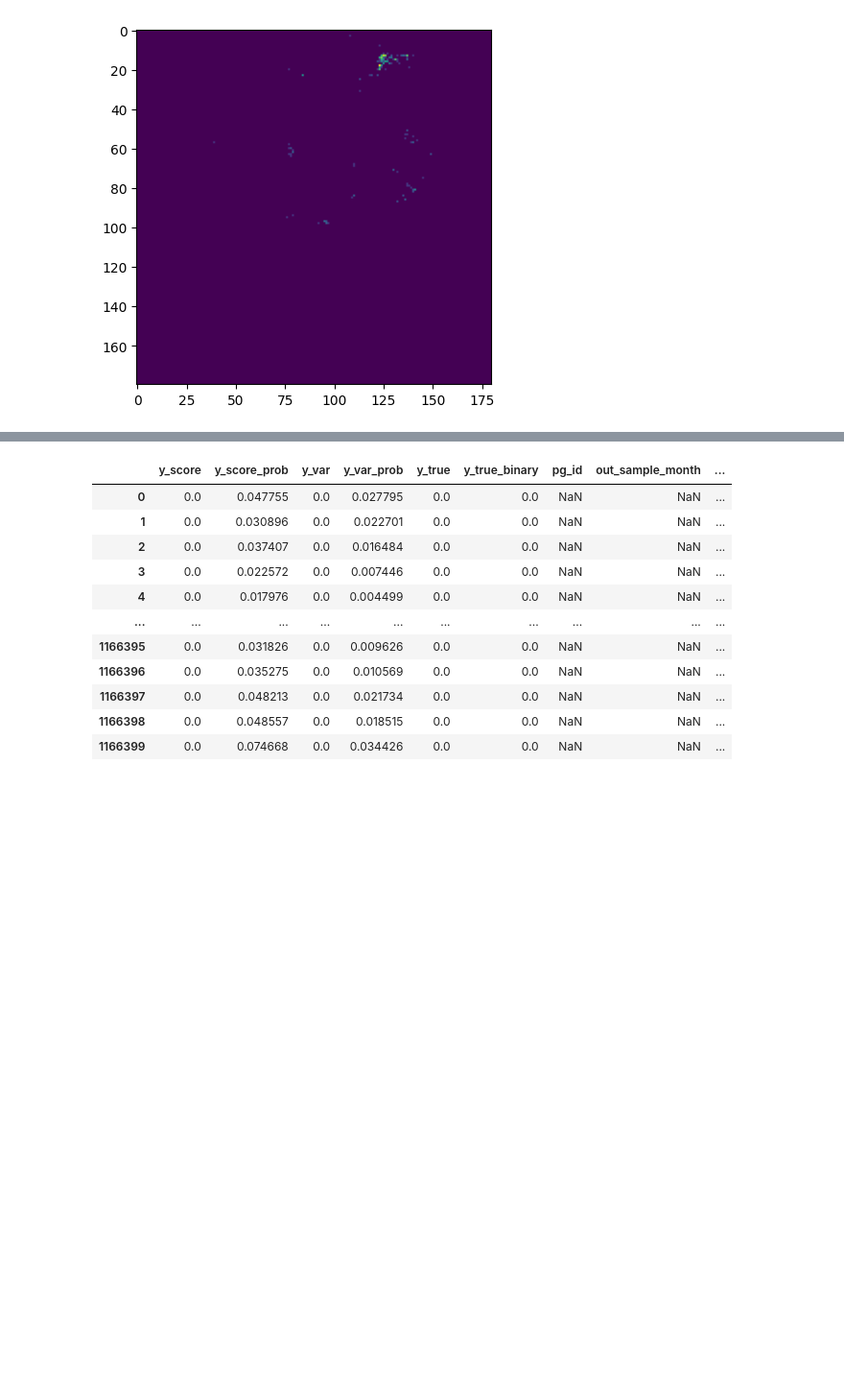
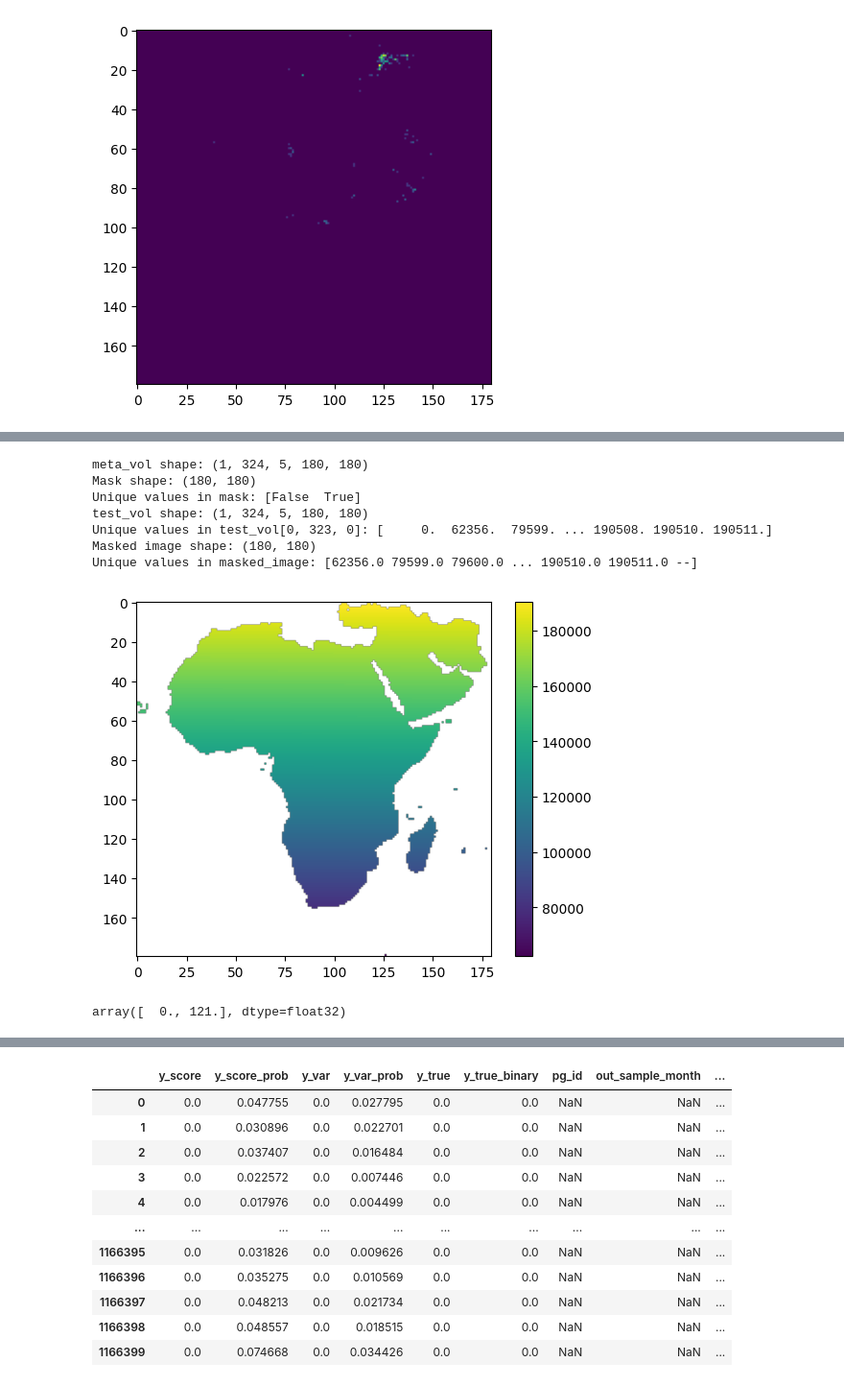
Before and after one commit to views-platform/views-models, a Jupyter notebook: models/purple_alien/notebooks/presentation_12022025.ipynb, the cells around one changed output, grey strips where cells are left out. Shown at 96% size. Saved outputs shown, nothing was run; the diff lists cells and outputs as text; code cells hidden in the pictures; blank space fills up the shorter version.

```diff
--- a/models/purple_alien/notebooks/presentation_12022025.ipynb
+++ b/models/purple_alien/notebooks/presentation_12022025.ipynb
@@ -73,0 +151,39 @@ plt.show()
+# %%
+with open(PATH_meta_vol, "rb") as f:
+    meta_vol = pickle.load(f)
+
+print("meta_vol shape:", meta_vol.shape)
+
+# Ensure valid mask
+mask = meta_vol[0, 0, 3, :, :] != 0
+print("Mask shape:", mask.shape)
+print("Unique values in mask:", np.unique(mask))
+
+# Ensure valid test_vol slice
+print("test_vol shape:", test_vol.shape)
+print("Unique values in test_vol[0, 323, 0]:", np.unique(test_vol[0, 323, 0]))
+
+# Apply the mask to the test_vol
+masked_image = np.ma.masked_array(test_vol[0, 323, 0, :, :], mask=~mask)
+
+# Ensure masked_image is valid
+print("Masked image shape:", masked_image.shape)
+print("Unique values in masked_image:", np.unique(masked_image))
+
+# Plot with color normalization
+plt.imshow(masked_image.filled(np.nan), cmap='viridis')
+plt.colorbar()
+plt.show()
+# %% [output]
+meta_vol shape: (1, 324, 5, 180, 180)
+Mask shape: (180, 180)
+Unique values in mask: [False  True]
+test_vol shape: (1, 324, 5, 180, 180)
+Unique values in test_vol[0, 323, 0]: [     0.  62356.  79599. ... 190508. 190510. 190511.]
+Masked image shape: (180, 180)
+Unique values in masked_image: [62356.0 79599.0 79600.0 ... 190510.0 190511.0 --]
+[figure, added]
+# %%
+np.unique(meta_vol[0, 0, 3, :, :])
+# %% [output]
+array([  0., 121.], dtype=float32)
```
Also changed, not shown: parts of 10 cells of this notebook.
